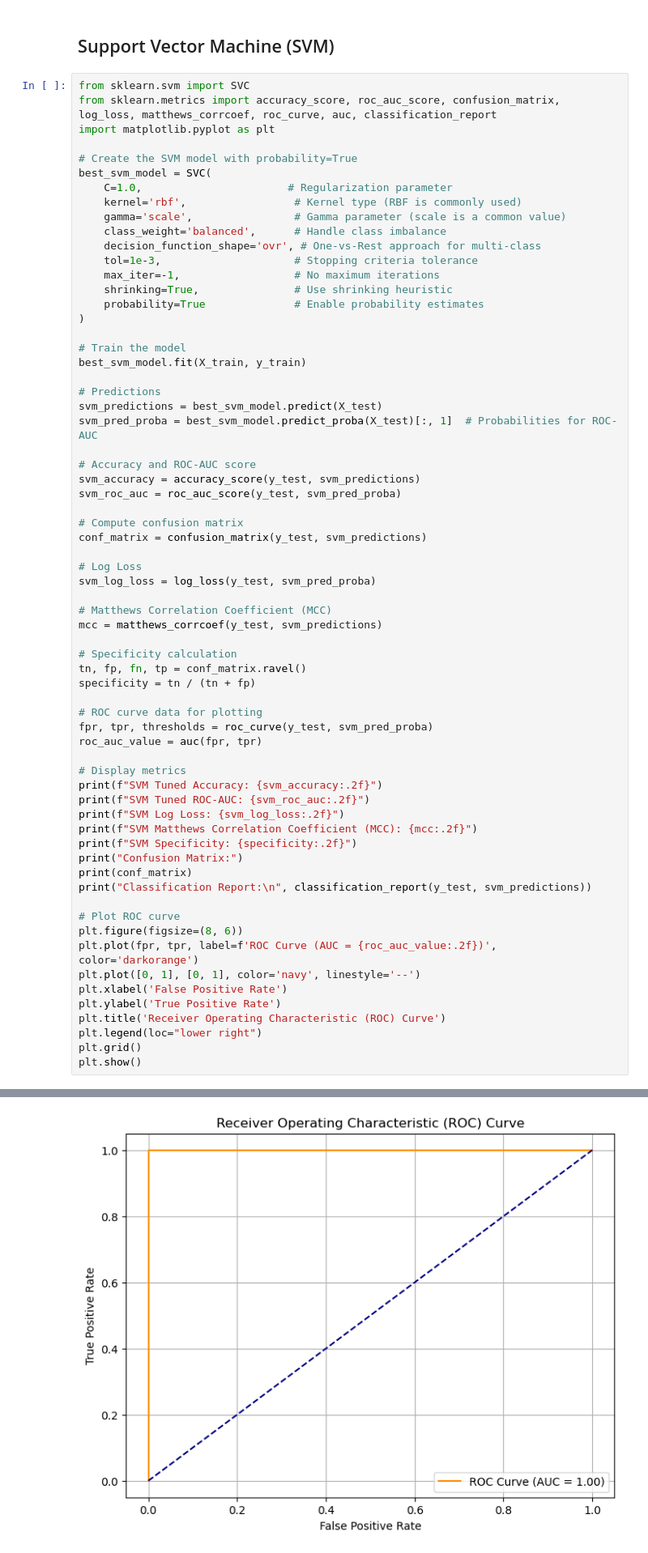
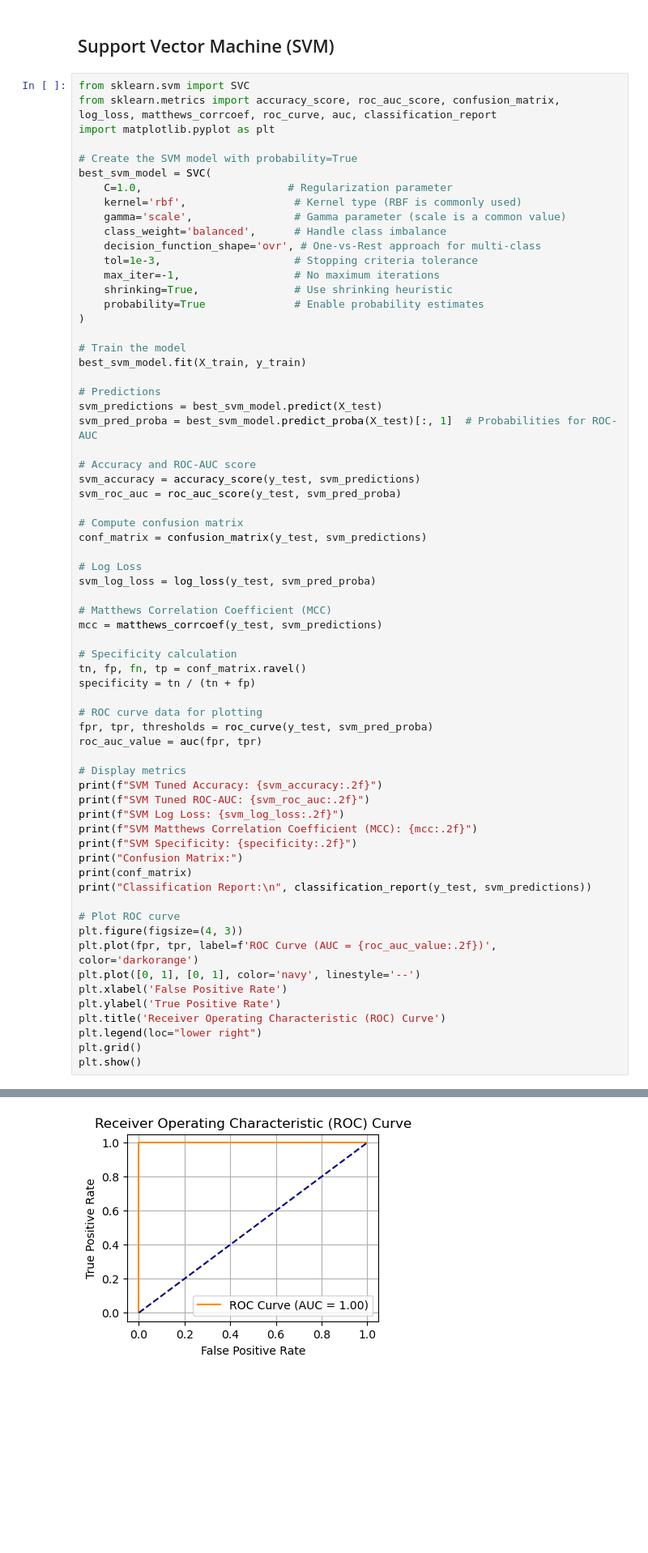
Before and after one commit to aastha0424/AasthaSingh-GlucoSense-Infy-Nov24, a Jupyter notebook: model_trainning.ipynb, the cells around one changed output, grey strips where cells are left out. Shown at 81% size. Saved outputs shown, nothing was run; the diff lists cells and outputs as text; blank space fills up the shorter version.

```diff
--- a/model_trainning.ipynb
+++ b/model_trainning.ipynb
@@ -408,35 +408,35 @@ print("Confusion Matrix:")
 print(conf_matrix)
 print("Classification Report:\n", classification_report(y_test, svm_predictions))
 
 # Plot ROC curve
-plt.figure(figsize=(8, 6))
+plt.figure(figsize=(4, 3))
 plt.plot(fpr, tpr, label=f'ROC Curve (AUC = {roc_auc_value:.2f})', color='darkorange')
 plt.plot([0, 1], [0, 1], color='navy', linestyle='--')
 plt.xlabel('False Positive Rate')
 plt.ylabel('True Positive Rate')
 plt.title('Receiver Operating Characteristic (ROC) Curve')
 plt.legend(loc="lower right")
 plt.grid()
 plt.show()
 # %% [output]
 SVM Tuned Accuracy: 0.97
 SVM Tuned ROC-AUC: 1.00
 SVM Log Loss: 0.04
 SVM Matthews Correlation Coefficient (MCC): 0.94
 SVM Specificity: 1.00
 Confusion Matrix:
 [[40  0]
  [ 3 61]]
 Classification Report:
                precision    recall  f1-score   support
 
            0       0.93      1.00      0.96        40
            1       1.00      0.95      0.98        64
 
     accuracy                           0.97       104
    macro avg       0.97      0.98      0.97       104
 weighted avg       0.97      0.97      0.97       104
-[figure, old version]
+[figure, new version]
 # %% [markdown]
 ### Explanation of Hyperparameters for Support Vector Machine (SVM):
 
```
Also changed, not shown: parts of 7 cells of this notebook.
